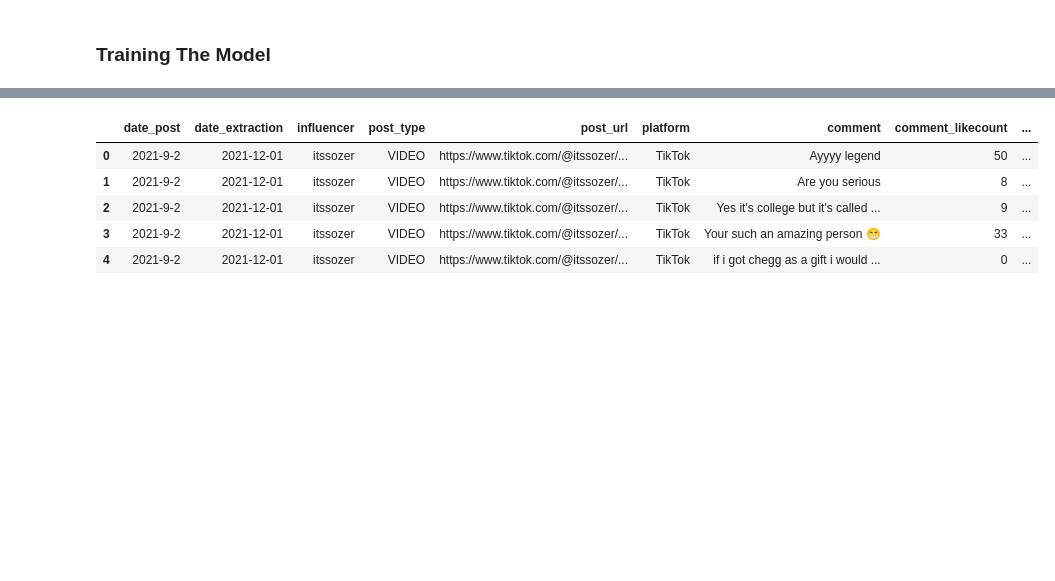
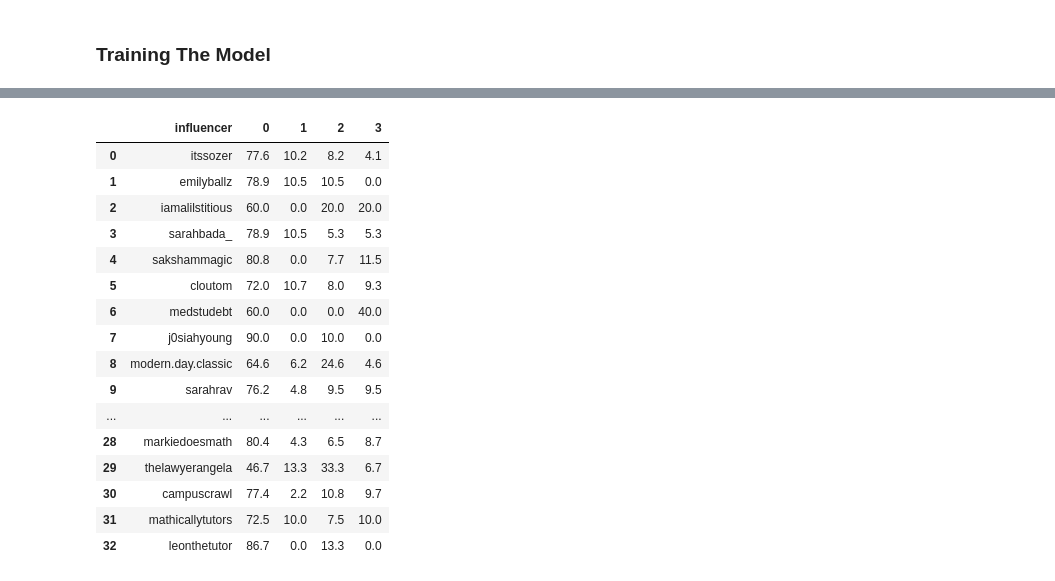
Before and after one commit to above0-sv/Sentiment_Analysis, a Jupyter notebook: Full_Run.ipynb, the cells around one changed output, grey strips where cells are left out. Cells and saved outputs as stored; diff of their text form; code cells hidden in the pictures; blank space fills up the shorter version.

Commit message:
topic distribution per influencer done

```diff
--- a/Full_Run.ipynb
+++ b/Full_Run.ipynb
@@ -133,5 +133,16 @@ def get_top_topics(model, vectorizer, topn=5):
             res[i_cluster] = res[i_cluster] + [names[i_feature]]
     return res
 # %%
+#first get topics for all comments (Full Dataset)
+docs_raw_full = df.comment.fillna('').tolist()
+dtm_tf_full = tf_vectorizer.fit_transform(docs_raw_full)
+# train model to find topics per influencer
+lda_tf_full = LatentDirichletAllocation(n_components=4, random_state=0)
+lda_tf_full.fit(dtm_tf_full)
+# extract most important topics
+topics_full =  get_top_topics(lda_tf_full, tf_vectorizer, topn=5)
+print(topics_full)
+
 X_test = tf_vectorizer.transform(df.loc[:,'comment'])
+
 doc_topic_dist_unnormalized_full = np.matrix(lda_tf_full.transform(X_test))
@@ -144,0 +151,5 @@ topics_full
+# %%
+res_ = pd.DataFrame(doc_topic_dist_unnormalized_full.argmax(axis=1)).value_counts().rename_axis('topic').reset_index(name='counts')
+counts_sum = res_.counts.sum()
+res_.loc[:,'counts'] = res_.counts.apply(lambda x:round(x/counts_sum*100,1))
+res_
@@ -160,21 +185,29 @@ res_infl = pd.DataFrame({'influencer':[]})
 for topic in topics_full:
     topic_mapping.loc[:,topic] = np.array([str(topics_full[topic])])
     res_infl[topic] = []
-display(topic_mapping)
-display(res_infl)
+
 for i_infl, infl in enumerate(df.influencer.unique()):
     dfi = df.loc[df.influencer==infl,:]
     #what categories of full topic model do infl comments belong to
     X_test = tf_vectorizer.transform(dfi.loc[:,'comment'])
     doc_topic_dist_unnormalized_full = np.matrix(lda_tf_full.transform(X_test))
-    for comment, comment_orig in zip(doc_topic_dist_unnormalized_full, dfi.comment):
-        print(comment_orig)
-        print(topics[comment[0].argmax()])
-
+    # get count of number topics are 'hit'
+    res_ = pd.DataFrame({'topic':list(topics_full.keys())})
+    res__ = pd.DataFrame(doc_topic_dist_unnormalized_full.argmax(axis=1)).value_counts().rename_axis('topic').reset_index(name='counts')
+    res_ = res_.merge(res__, on='topic', how='left').reset_index(drop=True).fillna(0)
+    display(res_)
+    # calculate relative topic distribution for influencer
+    counts_sum = res_.counts.sum()
+    res_.loc[:,'counts'] = res_.counts.apply(lambda x:round(x/counts_sum*100,1))
+    res_ = res_.sort_values('topic',ascending=True).reset_index(drop=True)
+    display([infl] + list(res_.counts))
+    res_infl.loc[len(res_infl)] = [infl] + list(res_.counts)
+    #for comment, comment_orig in zip(doc_topic_dist_unnormalized_full, dfi.comment):
+    #    print(comment_orig)
+    #    print(topics[comment[0].argmax()])
 
 
     """
-
     docs_raw = dfi.comment.fillna('').tolist()
     dtm_tf = tf_vectorizer.fit_transform(docs_raw)
     # train model to find topics per influencer
@@ -190,7 +223,7 @@ for i_infl, infl in enumerate(df.influencer.unique()):
         print(comment_orig)
         print(topics[comment[0].argmax()])
     """
-    if i_infl>-1:
-        break
+    #if i_infl>-1:
+    #    break
 # %% [output]
 {0: ['just', 'people', 'good', 'college', 'chegg'], 1: ['cancer', 'school', 'colon', 'high', 'year'], 2: ['love', 'video', 'thank', 'simone', 'youtube'], 3: ['quot', 'don', 'time', 'like', 'cancer']}
@@ -217,9 +266,20 @@ what's UNI? College?
 # %%
-df.head()
+res_infl
 # %% [output]
-|  | date_post | date_extraction | influencer | post_type | post_url | platform | comment | comment_likecount | ... |
-| 0 | 2021-9-2 | 2021-12-01 | itssozer | VIDEO | https://www.tiktok.com/@itssozer/... | TikTok | Ayyyy legend | 50 | ... |
-| 1 | 2021-9-2 | 2021-12-01 | itssozer | VIDEO | https://www.tiktok.com/@itssozer/... | TikTok | Are you serious | 8 | ... |
-| 2 | 2021-9-2 | 2021-12-01 | itssozer | VIDEO | https://www.tiktok.com/@itssozer/... | TikTok | Yes it's college but it's called ... | 9 | ... |
-| 3 | 2021-9-2 | 2021-12-01 | itssozer | VIDEO | https://www.tiktok.com/@itssozer/... | TikTok | Your such an amazing person 😁 | 33 | ... |
-| 4 | 2021-9-2 | 2021-12-01 | itssozer | VIDEO | https://www.tiktok.com/@itssozer/... | TikTok | if i got chegg as a gift i would ... | 0 | ... |
+|  | influencer | 0 | 1 | 2 | 3 |
+| 0 | itssozer | 77.6 | 10.2 | 8.2 | 4.1 |
+| 1 | emilyballz | 78.9 | 10.5 | 10.5 | 0.0 |
+| 2 | iamalilstitious | 60.0 | 0.0 | 20.0 | 20.0 |
+| 3 | sarahbada_ | 78.9 | 10.5 | 5.3 | 5.3 |
+| 4 | sakshammagic | 80.8 | 0.0 | 7.7 | 11.5 |
+| 5 | cloutom | 72.0 | 10.7 | 8.0 | 9.3 |
+| 6 | medstudebt | 60.0 | 0.0 | 0.0 | 40.0 |
+| 7 | j0siahyoung | 90.0 | 0.0 | 10.0 | 0.0 |
+| 8 | modern.day.classic | 64.6 | 6.2 | 24.6 | 4.6 |
+| 9 | sarahrav | 76.2 | 4.8 | 9.5 | 9.5 |
+| ... | ... | ... | ... | ... | ... |
+| 28 | markiedoesmath | 80.4 | 4.3 | 6.5 | 8.7 |
+| 29 | thelawyerangela | 46.7 | 13.3 | 33.3 | 6.7 |
+| 30 | campuscrawl | 77.4 | 2.2 | 10.8 | 9.7 |
+| 31 | mathicallytutors | 72.5 | 10.0 | 7.5 | 10.0 |
+| 32 | leonthetutor | 86.7 | 0.0 | 13.3 | 0.0 |
```
Also changed, not shown: parts of 5 cells of this notebook.
